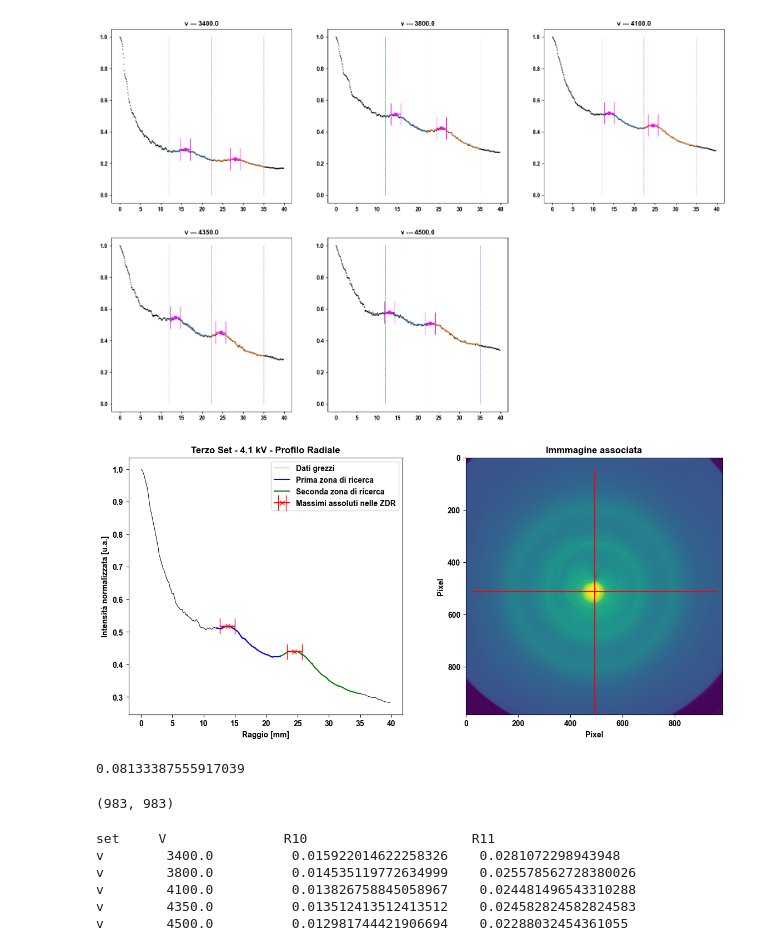
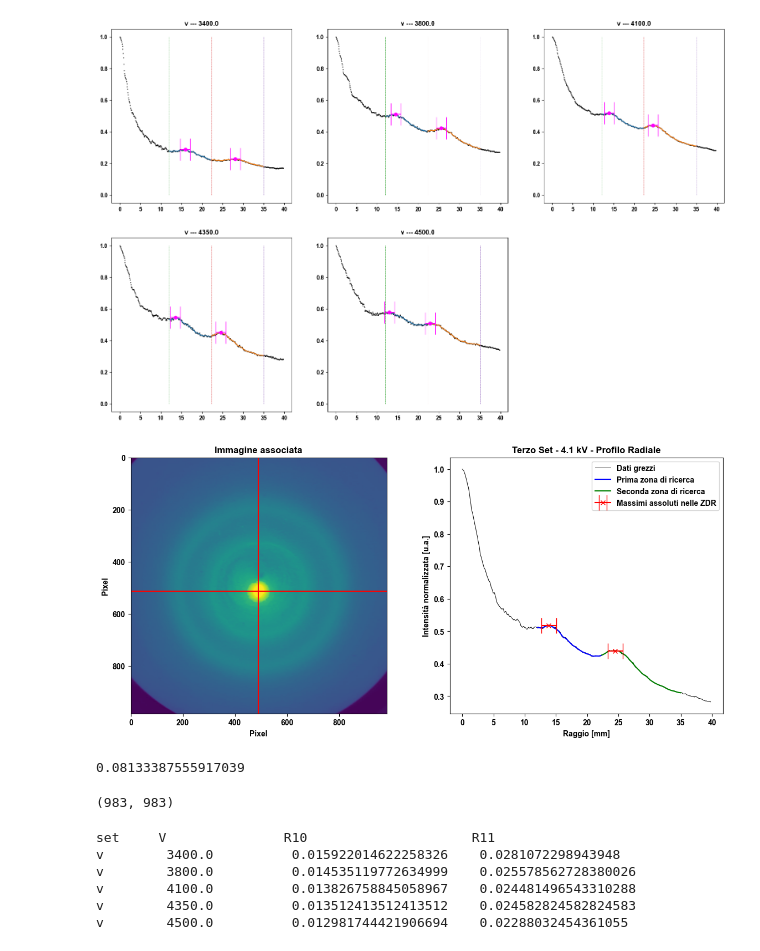
Before and after one commit to carmelo-palazzo/Analisi_Dati_DOP, a Jupyter notebook: Codice_Unico_DOP.ipynb, the cells around one changed output. Saved outputs shown, nothing was run; the diff lists cells and outputs as text; code cells hidden in the pictures.

```diff
--- a/Codice_Unico_DOP.ipynb
+++ b/Codice_Unico_DOP.ipynb
@@ -436 +442,4 @@ v
 [figure]
+# %%
+for file in risultati:
+    print(risultati[file]['Riga_Centro'], risultati[file]['Colonna_Centro'])
@@ -518,7 +533,7 @@ cut_2_x, cut_2_y = taglia_dati(x, y_med, retta_2, 35)
 
 
 plt.figure(figsize=(14,6))
-plt.subplot(121)
+plt.subplot(122)
 plt.title('Terzo Set - 4.1 kV - Profilo Radiale')
 plt.xlabel('Raggio [mm]')
 plt.ylabel('Intensità normalizzata [u.a.]')
@@ -530,37 +545,37 @@ plt.plot(
             linewidth=.7,
             c='black'
         )
 
 #fette di dati passate sotto media mobile
 plt.plot(cut_1_x, cut_1_y, c='blue')
 plt.plot(cut_2_x, cut_2_y, c='green')
 
 #indici dei massimi locali all'interno delle fette
 max_1=np.argmax(cut_1_y)
 max_2=np.argmax(cut_2_y)
 
 #inserimento dei massimi
 plt.errorbar(cut_1_x[max_1], cut_1_y[max_1],xerr=err, c='red', capsize=10, marker='x')
 plt.errorbar(cut_2_x[max_2], cut_2_y[max_2],xerr=err, c='red', capsize=10, marker='x')
 
 
 plt.legend(('Dati grezzi', 'Prima zona di ricerca', 'Seconda zona di ricerca', 'Massimi assoluti nelle ZDR'))
 
-plt.subplot(122)
-plt.title('Immmagine associata')
+plt.subplot(121)
+plt.title('Immagine associata')
 plt.xlabel('Pixel')
 plt.ylabel('Pixel')
-plt.scatter(risultati[file]['Riga_Centro']-0,risultati[file]['Colonna_Centro']+20, marker='+', s=100000, c='r')
+plt.scatter(risultati[file]['Riga_Centro']-3,risultati[file]['Colonna_Centro']+20, marker='+', s=200000, c='r')
 
 plt.imshow(risultati[file]['Matrice'])
 
 
 plt.show()
 
 print(risultati[file]['Pixel_in_mm'])
 risultati[file]['Matrice'].shape
 # %% [output]
-[figure, old version]
+[figure, new version]
 0.08133387555917039
 (983, 983)
 # %%
```
Also changed, not shown: parts of 8 cells of this notebook, 2 other files.
